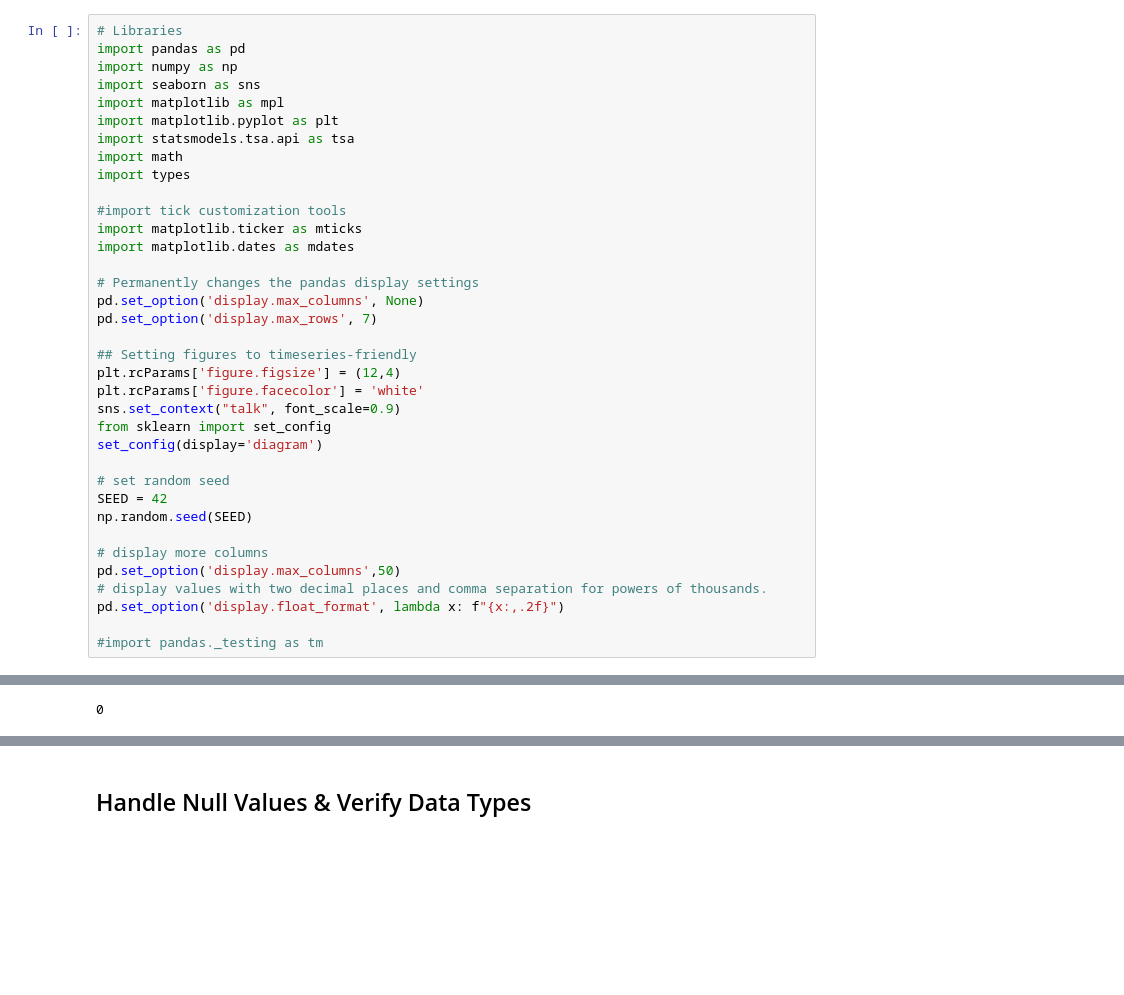
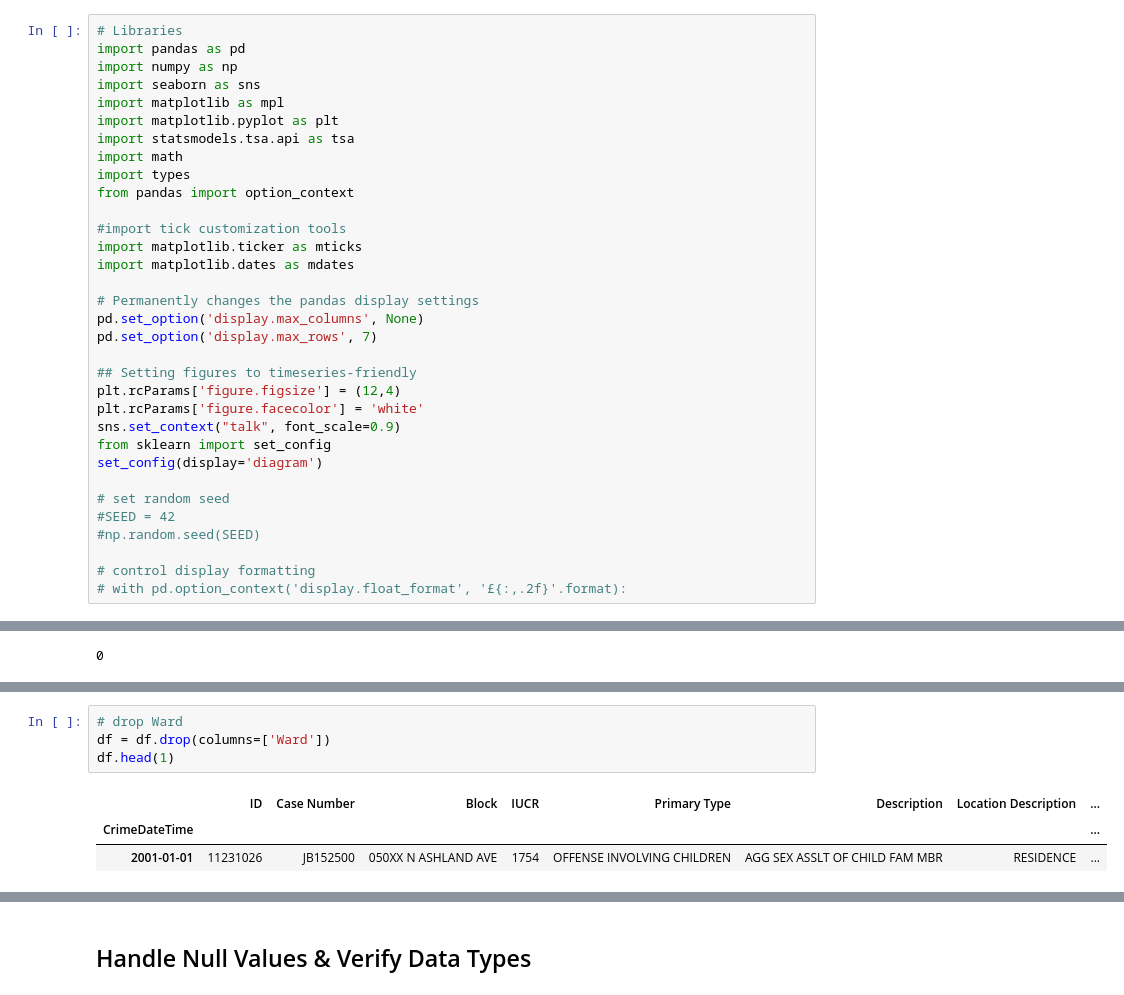
Before and after one commit to whitefreeze/Chicago-Crime-Data, a Jupyter notebook: Chicago-Crime-Data v2.1.ipynb, the cells around one changed output, grey strips where cells are left out. Drawn from its saved outputs; the diff is of its cells as text; blank space fills up the shorter version.

```diff
--- a/Chicago-Crime-Data v2.1.ipynb
+++ b/Chicago-Crime-Data v2.1.ipynb
@@ -14,6 +14,7 @@ import matplotlib.pyplot as plt
 import statsmodels.tsa.api as tsa
 import math
 import types
+from pandas import option_context
 
 #import tick customization tools
 import matplotlib.ticker as mticks
@@ -31,15 +32,11 @@ from sklearn import set_config
 set_config(display='diagram')
 
 # set random seed
-SEED = 42
-np.random.seed(SEED)
+#SEED = 42
+#np.random.seed(SEED)
 
-# display more columns
-pd.set_option('display.max_columns',50)
-# display values with two decimal places and comma separation for powers of thousands.
-pd.set_option('display.float_format', lambda x: f"{x:,.2f}")
-
-#import pandas._testing as tm
+# control display formatting
+# with pd.option_context('display.float_format', '£{:,.2f}'.format):
 # %% [markdown]
 ## Functions
 # %%
@@ -152,0 +112,8 @@ This feature shows when information about the case was last updated. For our pur
+# %%
+# drop Ward
+df = df.drop(columns=['Ward'])
+df.head(1)
+# %% [output]
+|  | ID | Case Number | Block | IUCR | Primary Type | Description | Location Description | ... |
+| CrimeDateTime |  |  |  |  |  |  |  | ... |
+| 2001-01-01 | 11231026 | JB152500 | 050XX N ASHLAND AVE | 1754 | OFFENSE INVOLVING CHILDREN | AGG SEX ASSLT OF CHILD FAM MBR | RESIDENCE | ... |
```
Also changed, not shown: parts of 95 cells of this notebook.
